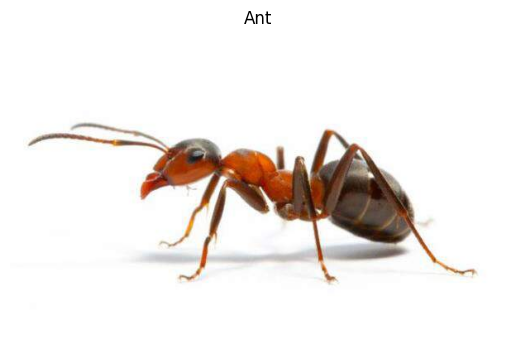
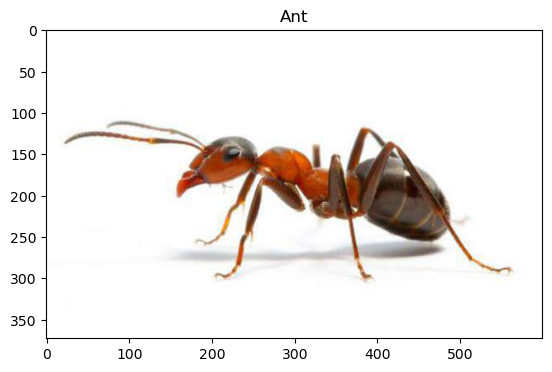
The notebook cell's code change between the first figure and the second:
--- before
+++ after
@@ -1,4 +1,4 @@
 plt.imshow(image,cmap='gray')
 plt.title('Ant')
-plt.axis('off')
+# plt.axis('off')
 plt.show()

Commit: task15